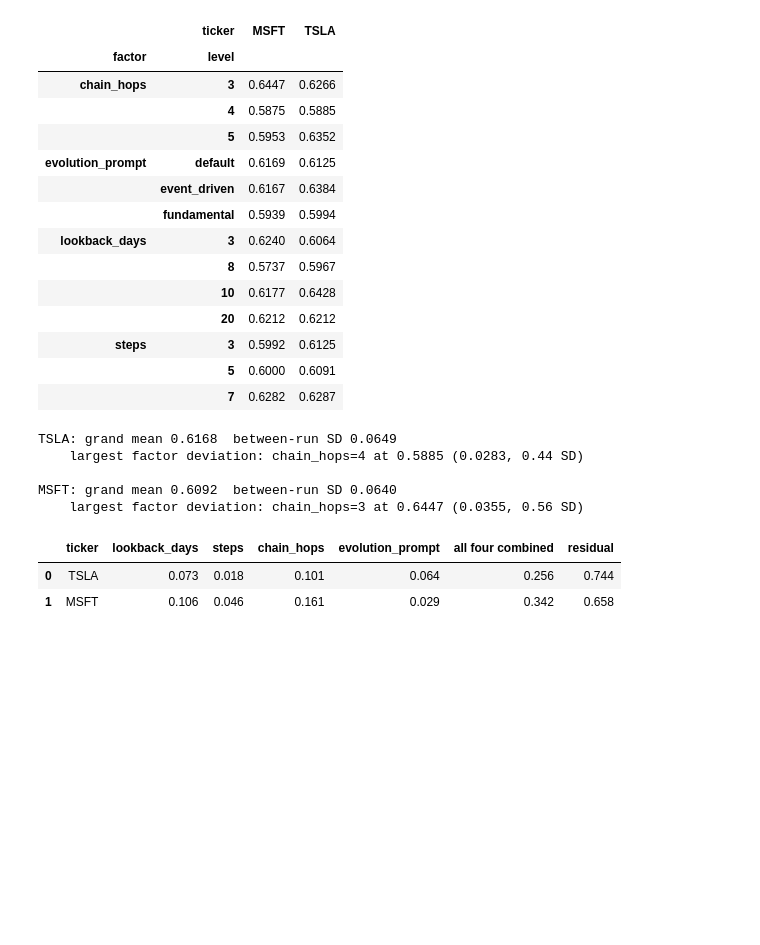
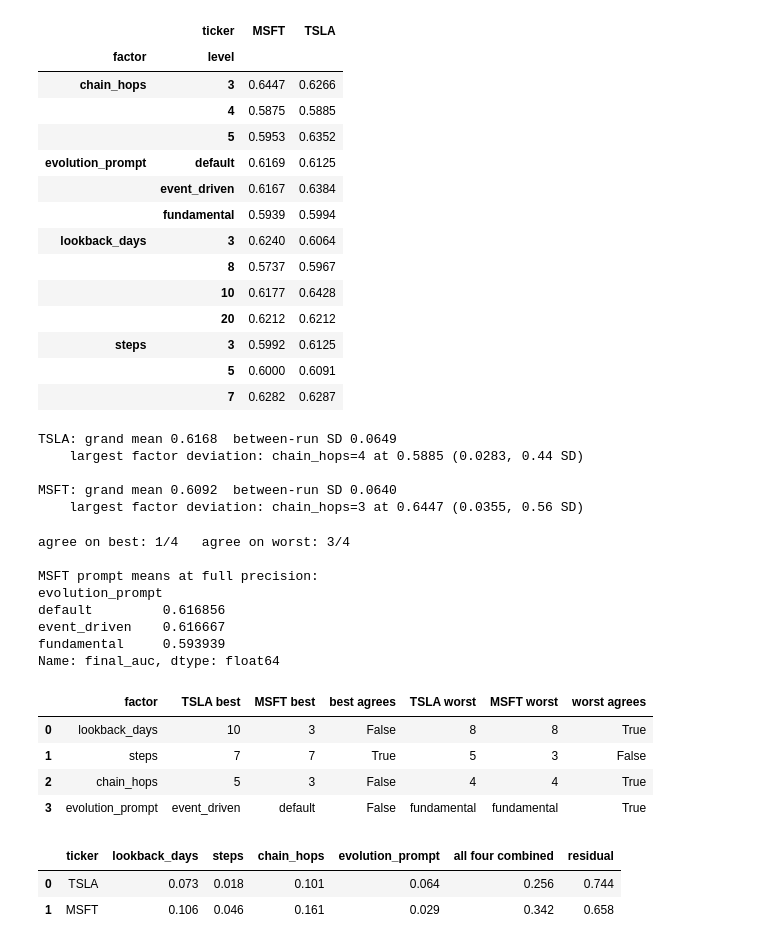
Before and after one commit to jjfrackowiak/finance-kg-builder, a Jupyter notebook: analysis/tsla_msft36_2026-08-14/report.ipynb, the cells around one changed output. Drawn from its saved outputs; the diff is of its cells as text; code cells hidden in the pictures; blank space fills up the shorter version.

```diff
--- a/analysis/tsla_msft36_2026-08-14/report.ipynb
+++ b/analysis/tsla_msft36_2026-08-14/report.ipynb
@@ -52,0 +104,11 @@ noise floor: SE(AUC) on 42 balanced days = 0.0901
+# %%
+from sklearn.metrics import roc_auc_score
+
+rng = np.random.default_rng(0)
+print("Monte-Carlo check — random scores, no signal, 20k draws each:\n")
+for t in TICKERS:
+    n1, n0 = val_counts[t]
+    y = np.r_[np.ones(n1), np.zeros(n0)]
+    draws = [roc_auc_score(y, rng.random(n1 + n0)) for _ in range(20000)]
+    print(f"  {t}: empirical SD {np.std(draws):.4f}   formula {NOISE_SE[t]:.4f}   "
+          f"mean AUC {np.mean(draws):.4f}")
@@ -364,6 +490,39 @@ TSLA: grand mean 0.6168  between-run SD 0.0649
 
 MSFT: grand mean 0.6092  between-run SD 0.0640
     largest factor deviation: chain_hops=3 at 0.6447 (0.0355, 0.56 SD)
+# %%
+# Do the halves agree on which level is best / worst? This is the "agree?" column.
+rows = []
+for f in FACTORS:
+    m = {t: runs[runs.ticker == t].groupby(f).final_auc.mean() for t in TICKERS}
+    rows.append({
+        "factor": f,
+        "TSLA best": m["TSLA"].idxmax(), "MSFT best": m["MSFT"].idxmax(),
+        "best agrees": m["TSLA"].idxmax() == m["MSFT"].idxmax(),
+        "TSLA worst": m["TSLA"].idxmin(), "MSFT worst": m["MSFT"].idxmin(),
+        "worst agrees": m["TSLA"].idxmin() == m["MSFT"].idxmin(),
+    })
+agree = pd.DataFrame(rows)
+print(f"agree on best: {agree['best agrees'].sum()}/4   "
+      f"agree on worst: {agree['worst agrees'].sum()}/4\n")
+# MSFT's two leading prompts are a near-tie; idxmax picks one arbitrarily.
+print("MSFT prompt means at full precision:")
+print(runs[runs.ticker == "MSFT"].groupby("evolution_prompt").final_auc.mean().round(6))
+agree
+# %% [output]
+agree on best: 1/4   agree on worst: 3/4
+
+MSFT prompt means at full precision:
+evolution_prompt
+default         0.616856
+event_driven    0.616667
+fundamental     0.593939
+Name: final_auc, dtype: float64
+|  | factor | TSLA best | MSFT best | best agrees | TSLA worst | MSFT worst | worst agrees |
+| 0 | lookback_days | 10 | 3 | False | 8 | 8 | True |
+| 1 | steps | 7 | 7 | True | 5 | 3 | False |
+| 2 | chain_hops | 5 | 3 | False | 4 | 4 | True |
+| 3 | evolution_prompt | event_driven | default | False | fundamental | fundamental | True |
 # %%
 # How much of the run-to-run variation do the factors explain at all? The design is
 # balanced, so a one-way eta^2 per factor is interpretable without adjustment.
```
Also changed, not shown: parts of 17 cells of this notebook, 4 other files.
